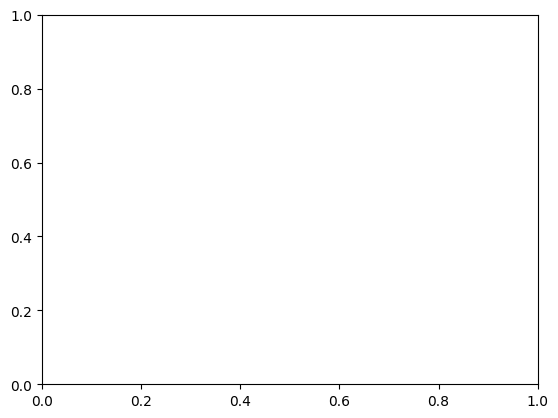
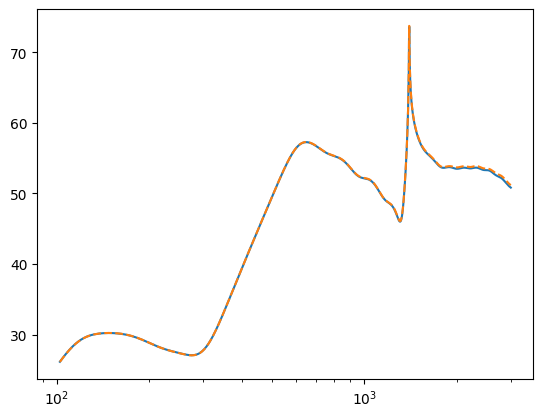
Unified diff of the notebook cell whose output changed from the first chart to the second:
--- before
+++ after
@@ -1,6 +1,10 @@
+from matplotlib import pyplot as plt
+plt_mask = (f_sim_axis[frequency_mask] >= 100) & (f_sim_axis[frequency_mask] <= f_max)
+plt_f_axis = f_sim_axis[frequency_mask][plt_mask]
+
 P_25_FD_from_TD_DB = 20 * np.log10((np.abs(P_25_FD_from_TD) + p0) / p0)
 f_axis_td = np.fft.fftfreq(rolland_triangle_v_td.shape[1], dt_rolland)
 plt_mask_td = (f_axis_td >= 100) & (f_axis_td <= f_max)
-plt.plot(f_axis_td[plt_mask_td], P_25_FD_from_TD_DB[plt_mask_td], label='Simulation im Zeitbereich', linestyle='..')
+plt.plot(f_axis_td[plt_mask_td], P_25_FD_from_TD_DB[plt_mask_td], label='Simulation im Zeitbereich')
 plt.plot(plt_f_axis, plt_P_db_25, label='r = 2,5m', linestyle='--')
 plt.plot()

Commit: no substential changes